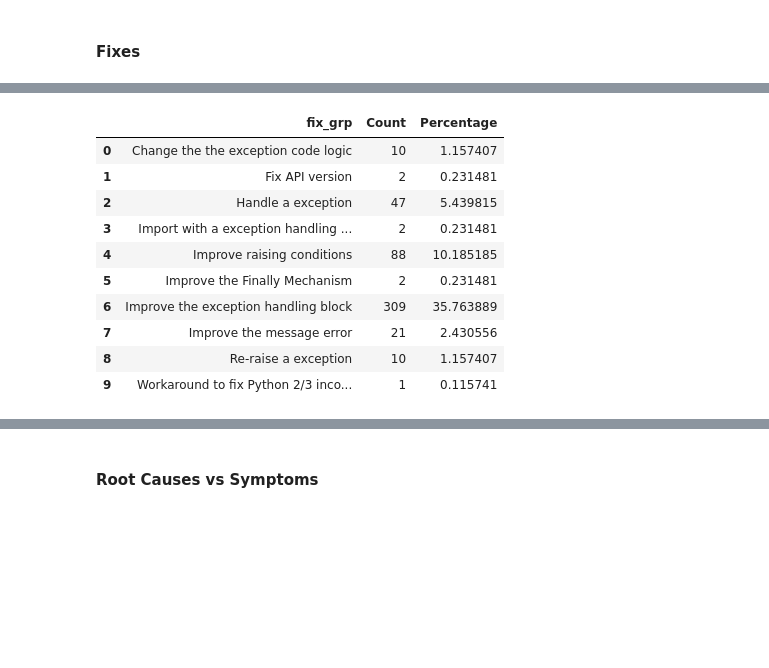
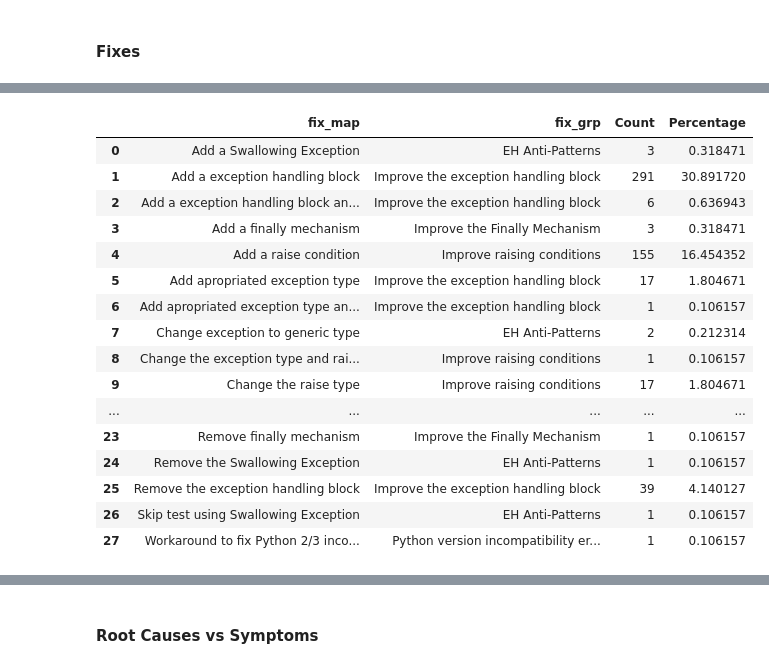
Before and after one commit to r4phael/exception-miner, a Jupyter notebook: notebooks/msr_analysis.ipynb, the cells around one changed output, grey strips where cells are left out. Cells and saved outputs as stored; diff of their text form; code cells hidden in the pictures; blank space fills up the shorter version.

```diff
--- a/notebooks/msr_analysis.ipynb
+++ b/notebooks/msr_analysis.ipynb
@@ -3,7 +3,7 @@
 # %%
 import pandas as pd
 
-df = pd.read_csv("files/msr_except_bugs.csv")
+df = pd.read_csv("files_2/jounal_except_bugs.csv")
 # %%
 df.shape
 # %% [output]
@@ -355,5 +396,5 @@ df_msr.loc[:, ['fix','fix_adj']].drop_duplicates().to_csv("files/fixes.csv", ind
 # %%
-df_rq4 = map_values_from_csv("files/fixes_adj.csv", df_msr, "fix")
+df_rq4 = map_values_from_csv("files_2/fixes_adj.csv", df_msr[df_msr['exception_bug'] == "S"].copy(), "fix")
 # %%
 df_rq4.head(2)
 # %% [output]
@@ -365,5 +406,5 @@ df_rq4.head(2)
 # %%
-df_rq4 = df_rq4.groupby(["fix_grp"]).size().reset_index(name='Count')
+df_rq4 = df_rq4.groupby(["fix_map", "fix_grp"]).size().reset_index(name='Count')
 # %%
 df_rq4
 # %% [output]
@@ -381,17 +428,23 @@ df_rq4
 # %%
-df_rq4['Percentage'] = (df_rq4['Count'] / len(df_msr)) * 100
+df_rq4['Percentage'] = (df_rq4['Count'] / len(df_msr[df_msr['exception_bug'] == "S"])) * 100
 df_rq4
 # %% [output]
-|  | fix_grp | Count | Percentage |
-| 0 | Change the the exception code logic | 10 | 1.157407 |
-| 1 | Fix API version | 2 | 0.231481 |
-| 2 | Handle a exception | 47 | 5.439815 |
-| 3 | Import with a exception handling ... | 2 | 0.231481 |
-| 4 | Improve raising conditions | 88 | 10.185185 |
-| 5 | Improve the Finally Mechanism | 2 | 0.231481 |
-| 6 | Improve the exception handling block | 309 | 35.763889 |
-| 7 | Improve the message error | 21 | 2.430556 |
-| 8 | Re-raise a exception | 10 | 1.157407 |
-| 9 | Workaround to fix Python 2/3 inco... | 1 | 0.115741 |
+|  | fix_map | fix_grp | Count | Percentage |
+| 0 | Add a Swallowing Exception | EH Anti-Patterns | 3 | 0.318471 |
+| 1 | Add a exception handling block | Improve the exception handling block | 291 | 30.891720 |
+| 2 | Add a exception handling block an... | Improve the exception handling block | 6 | 0.636943 |
+| 3 | Add a finally mechanism | Improve the Finally Mechanism | 3 | 0.318471 |
+| 4 | Add a raise condition | Improve raising conditions | 155 | 16.454352 |
+| 5 | Add apropriated exception type | Improve the exception handling block | 17 | 1.804671 |
+| 6 | Add apropriated exception type an... | Improve the exception handling block | 1 | 0.106157 |
+| 7 | Change exception to generic type | EH Anti-Patterns | 2 | 0.212314 |
+| 8 | Change the exception type and rai... | Improve raising conditions | 1 | 0.106157 |
+| 9 | Change the raise type | Improve raising conditions | 17 | 1.804671 |
+| ... | ... | ... | ... | ... |
+| 23 | Remove finally mechanism | Improve the Finally Mechanism | 1 | 0.106157 |
+| 24 | Remove the Swallowing Exception | EH Anti-Patterns | 1 | 0.106157 |
+| 25 | Remove the exception handling block | Improve the exception handling block | 39 | 4.140127 |
+| 26 | Skip test using Swallowing Exception | EH Anti-Patterns | 1 | 0.106157 |
+| 27 | Workaround to fix Python 2/3 inco... | Python version incompatibility er... | 1 | 0.106157 |
 # %%
 df_rq4['Percentage'] = df_rq4['Percentage'].round(2)
```
Also changed, not shown: parts of 41 cells of this notebook, 13 other files.
